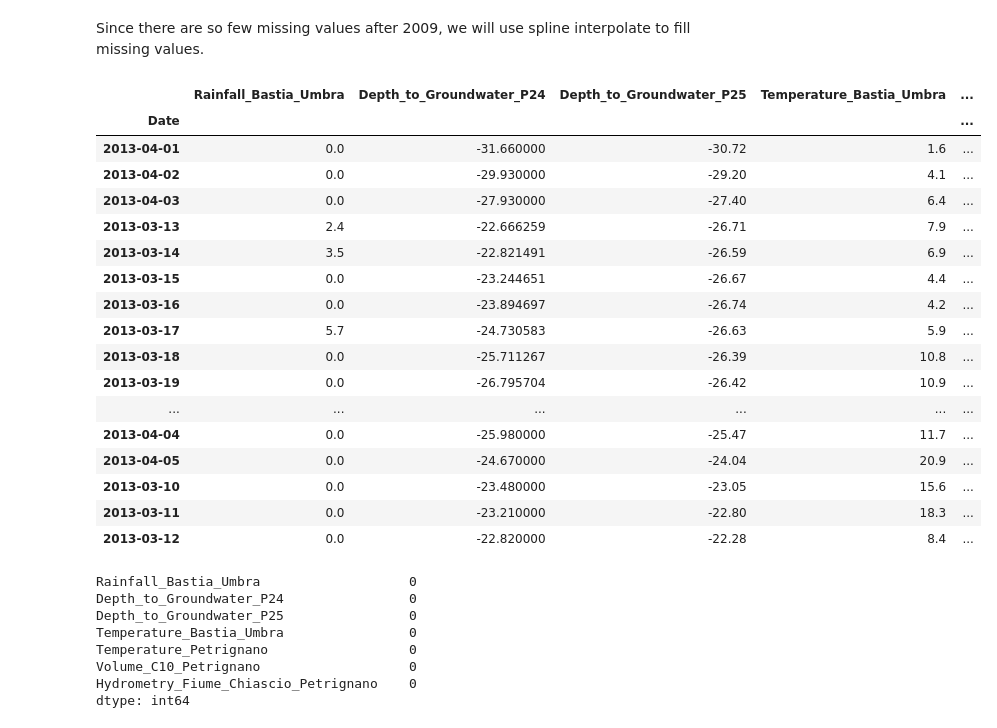
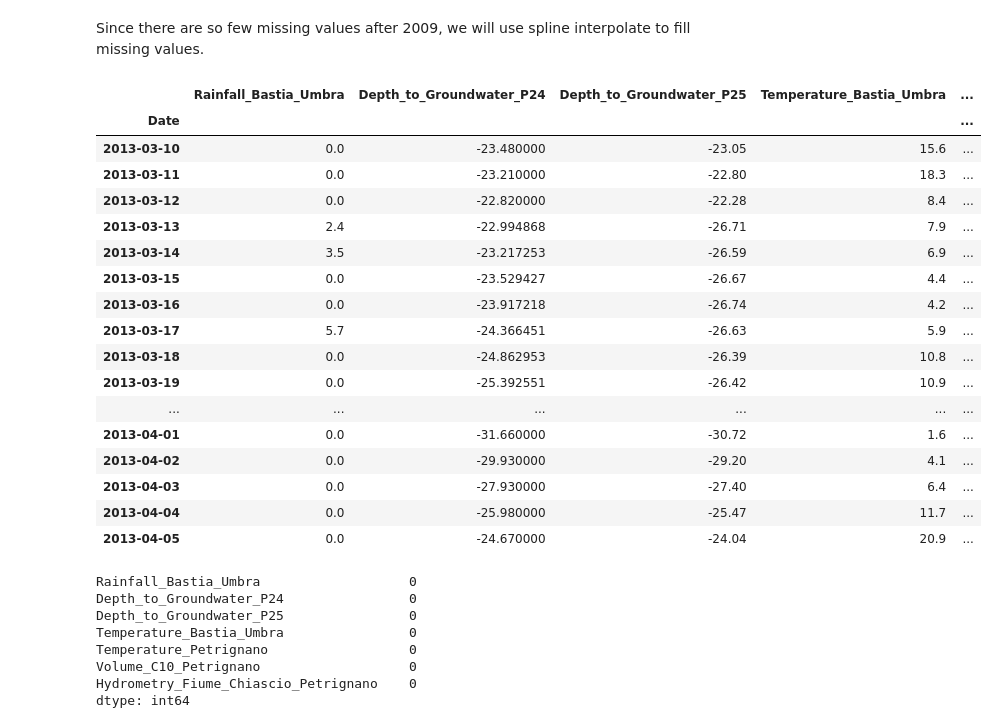
Before and after one commit to datastraine/kaggle, a Jupyter notebook: AceaSmart_Water_Analytics/acea-comp-explore.ipynb, the cells around one changed output. Saved outputs shown, nothing was run; the diff lists cells and outputs as text; code cells hidden in the pictures.

Commit message:
replaces outlier 0s with cubic spline interpreted values

```diff
--- a/AceaSmart_Water_Analytics/acea-comp-explore.ipynb
+++ b/AceaSmart_Water_Analytics/acea-comp-explore.ipynb
@@ -1163,30 +1163,30 @@ Aquifer_Petrignano[(Aquifer_Petrignano.index >= '2013-03-10') & (Aquifer_Petrign
 Since there are so few missing values after 2009, we will use spline interpolate to fill missing values.
 # %%
 # First, create a df that only contains the data for the years 2009 and higher
-aqp = Aquifer_Petrignano[Aquifer_Petrignano.index.year >= 2009]
-# then apply a cubic interpolator to the data
-aqp.interpolate(method='cubic', inplace=True)
+aqp = Aquifer_Petrignano[Aquifer_Petrignano.index.year >= 2009].sort_index()
+# then apply a cubic spline interpolator to the data
+aqp.interpolate(method='spline',  order=3, inplace=True)
 # finally, reprint the sample from above to see if it took properly
 aqp[(aqp.index >= '2013-03-10') & (aqp.index <= '2013-04-05')]
 # %% [output]
 |  | Rainfall_Bastia_Umbra | Depth_to_Groundwater_P24 | Depth_to_Groundwater_P25 | Temperature_Bastia_Umbra | ... |
 | Date |  |  |  |  | ... |
+| 2013-03-10 | 0.0 | -23.480000 | -23.05 | 15.6 | ... |
+| 2013-03-11 | 0.0 | -23.210000 | -22.80 | 18.3 | ... |
+| 2013-03-12 | 0.0 | -22.820000 | -22.28 | 8.4 | ... |
+| 2013-03-13 | 2.4 | -22.994868 | -26.71 | 7.9 | ... |
+| 2013-03-14 | 3.5 | -23.217253 | -26.59 | 6.9 | ... |
+| 2013-03-15 | 0.0 | -23.529427 | -26.67 | 4.4 | ... |
+| 2013-03-16 | 0.0 | -23.917218 | -26.74 | 4.2 | ... |
+| 2013-03-17 | 5.7 | -24.366451 | -26.63 | 5.9 | ... |
+| 2013-03-18 | 0.0 | -24.862953 | -26.39 | 10.8 | ... |
+| 2013-03-19 | 0.0 | -25.392551 | -26.42 | 10.9 | ... |
+| ... | ... | ... | ... | ... | ... |
 | 2013-04-01 | 0.0 | -31.660000 | -30.72 | 1.6 | ... |
 | 2013-04-02 | 0.0 | -29.930000 | -29.20 | 4.1 | ... |
 | 2013-04-03 | 0.0 | -27.930000 | -27.40 | 6.4 | ... |
-| 2013-03-13 | 2.4 | -22.666259 | -26.71 | 7.9 | ... |
-| 2013-03-14 | 3.5 | -22.821491 | -26.59 | 6.9 | ... |
-| 2013-03-15 | 0.0 | -23.244651 | -26.67 | 4.4 | ... |
-| 2013-03-16 | 0.0 | -23.894697 | -26.74 | 4.2 | ... |
-| 2013-03-17 | 5.7 | -24.730583 | -26.63 | 5.9 | ... |
-| 2013-03-18 | 0.0 | -25.711267 | -26.39 | 10.8 | ... |
-| 2013-03-19 | 0.0 | -26.795704 | -26.42 | 10.9 | ... |
-| ... | ... | ... | ... | ... | ... |
 | 2013-04-04 | 0.0 | -25.980000 | -25.47 | 11.7 | ... |
 | 2013-04-05 | 0.0 | -24.670000 | -24.04 | 20.9 | ... |
-| 2013-03-10 | 0.0 | -23.480000 | -23.05 | 15.6 | ... |
-| 2013-03-11 | 0.0 | -23.210000 | -22.80 | 18.3 | ... |
-| 2013-03-12 | 0.0 | -22.820000 | -22.28 | 8.4 | ... |
 # %%
 # check for remaining null values
 aqp.isnull().sum()
```
Also changed, not shown: parts of 5 cells of this notebook.
